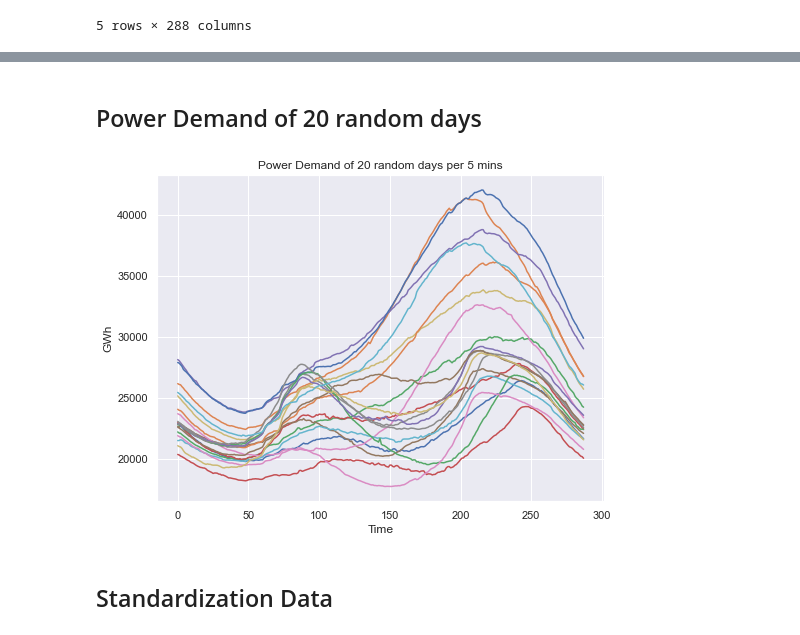
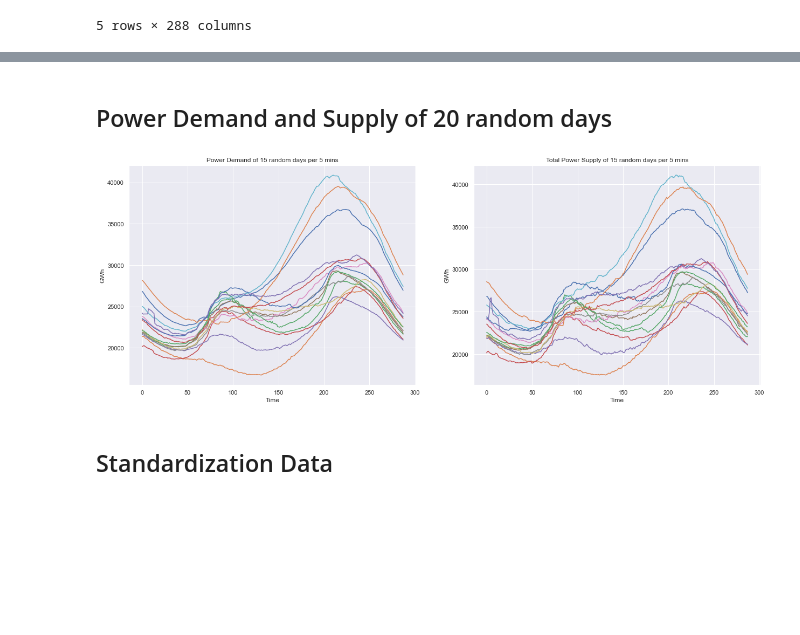
Before and after one commit to gkontogiannhs/Data-Mining, a Jupyter notebook: main.ipynb, the cells around one changed output, grey strips where cells are left out. Drawn from its saved outputs; the diff is of its cells as text; code cells hidden in the pictures; blank space fills up the shorter version.

Commit message:
added sources clustering

```diff
--- a/main.ipynb
+++ b/main.ipynb
@@ -240,3 +261,10 @@ demands_analysis.head()
 | 2019-01-04 | 22806.0 | 22723.0 | 22727.0 | 22681.0 | 22619.0 | 22542.0 | 22431.0 | 22297.0 | 22211.0 | 22158.0 | ... |
 | 2019-01-05 | 22369.0 | 22271.0 | 22319.0 | 22242.0 | 22151.0 | 22070.0 | 21983.0 | 21883.0 | 21790.0 | 21680.0 | ... |
 5 rows × 288 columns
+# %%
+sources_analysis = pd.DataFrame(sources.sum(axis=1), columns=['Supply'])
+sources_analysis['Time'] = sources.index.time
+sources_analysis.index = sources.index.date
+sources_analysis
+sources_analysis = sources_analysis.pivot_table('Supply', [sources_analysis.index], 'Time')
+sources_analysis.head()
@@ -243,16 +279,20 @@ demands_analysis.head()
 # %% [markdown]
-## Power Demand of 20 random days
+## Power Demand and Supply of 20 random days
-# %%
-from random import randrange
-rands = [randrange(demands_analysis.shape[0]) for _ in range(20)]
-for i in rands:
-    pyplot.plot(demands_analysis.iloc[i, :].values)
-pyplot.title('Power Demand of 20 random days per 5 mins')
-pyplot.ylabel('GWh')
-pyplot.xlabel('Time')
-pyplot.show()
-# %% [output]
-[figure, removed]
+# %%
+from random import randrange
+rands = [randrange(0, demands_analysis.shape[0]) for _ in range(15)]
+
+figs, axs = pyplot.subplots(1, 2, figsize=(21, 7.5))
+for j, analysis in enumerate([demands_analysis, sources_analysis]):
+    for i in rands:
+        axs[j].plot(analysis.iloc[i, :].values)
+    axs[j].set_ylabel('GWh')
+    axs[j].set_xlabel('Time')
+axs[0].set_title('Power Demand of 15 random days per 5 mins')
+axs[1].set_title('Total Power Supply of 15 random days per 5 mins')
+pyplot.show()
+# %% [output]
+[figure, added]
 # %% [markdown]
 ## Standardization Data
 # %%
```
Also changed, not shown: parts of 28 cells of this notebook.
